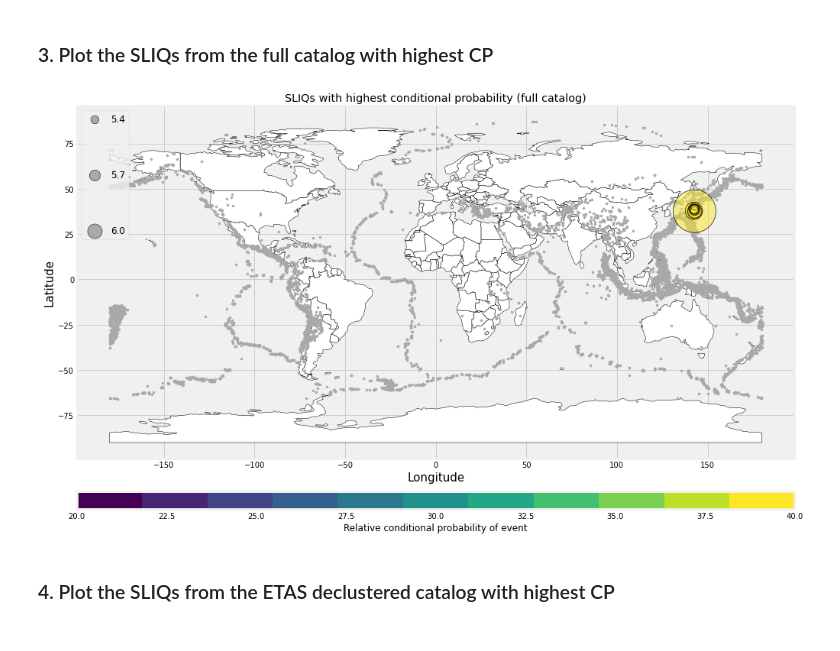
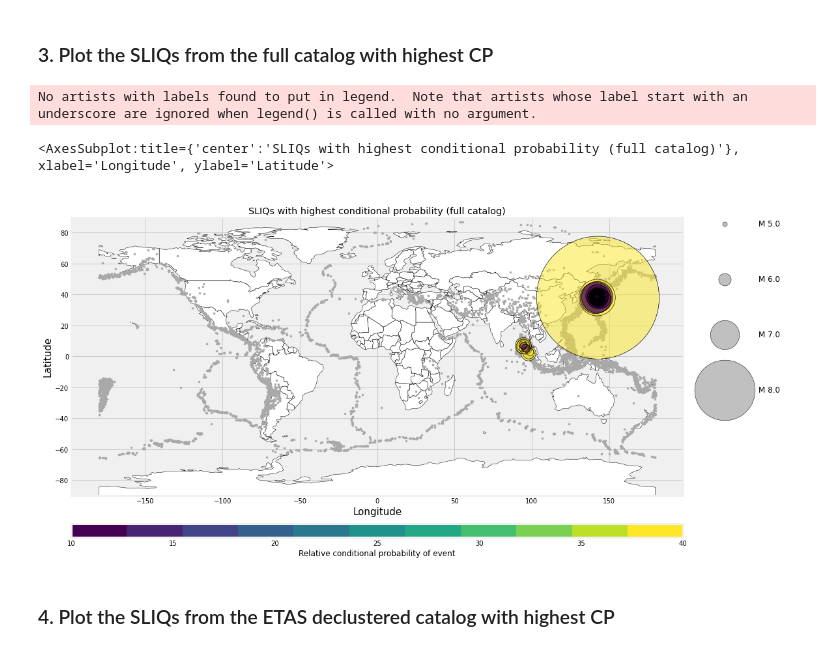
Before and after one commit to amandasyamsul/SLIQ, a Jupyter notebook: figure-2.ipynb, the cells around one changed output. Drawn from its saved outputs; the diff is of its cells as text; code cells hidden in the pictures.

Commit message:
made figure touch-ups

```diff
--- a/figure-2.ipynb
+++ b/figure-2.ipynb
@@ -44,11 +44,14 @@ sliq_full['dmass']=sliq_full['dmass'].astype(float)
 # %%
 importlib.reload(loadquakes)
 plt.style.use('fivethirtyeight')
 
-loadquakes.probability_map_cb(catalog,sliq_full.head(10),sliq_full.cp.head(10), [1,8,6],
-                'SLIQs with highest conditional probability (full catalog)',20,40,11)
+loadquakes.probability_map_cb(catalog,sliq_full.head(100),sliq_full.cp.head(100),
+                              'SLIQs with highest conditional probability (full catalog)',
+                              10,40,11,circle_scale=1e-6)
 # %% [output]
+No artists with labels found to put in legend.  Note that artists whose label start with an underscore are ignored when legend() is called with no argument.
+<AxesSubplot:title={'center':'SLIQs with highest conditional probability (full catalog)'}, xlabel='Longitude', ylabel='Latitude'>
-[figure, old version]
+[figure, new version]
 # %% [markdown]
 ### 4. Plot the SLIQs from the ETAS declustered catalog with highest CP
 # %%
```
Also changed, not shown: parts of 5 cells of this notebook, 1 other file.
